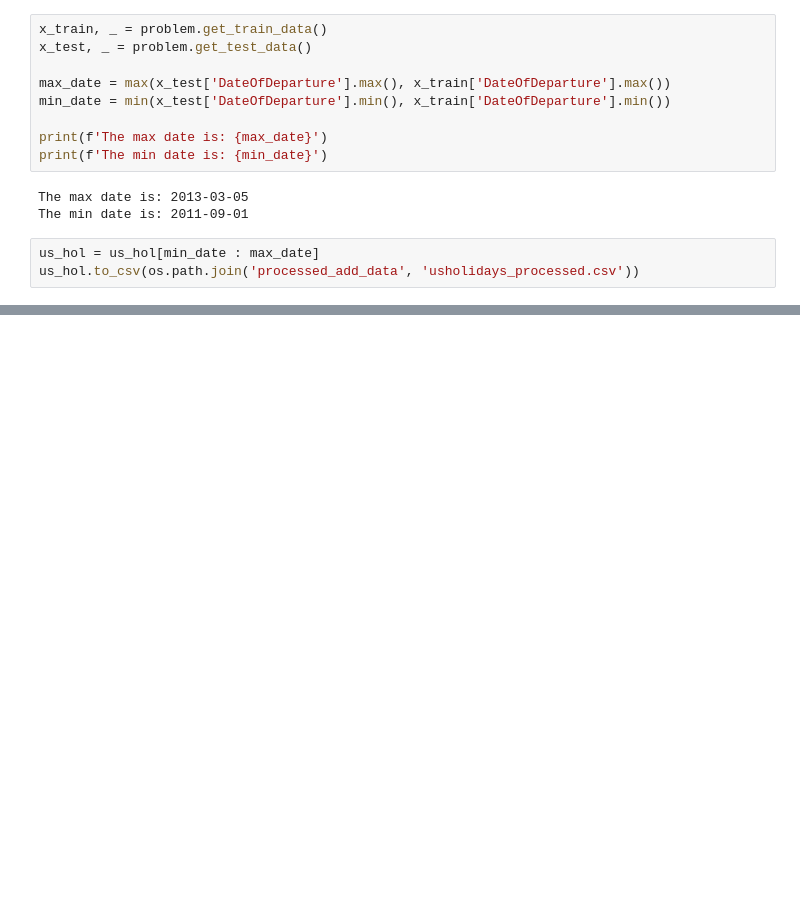
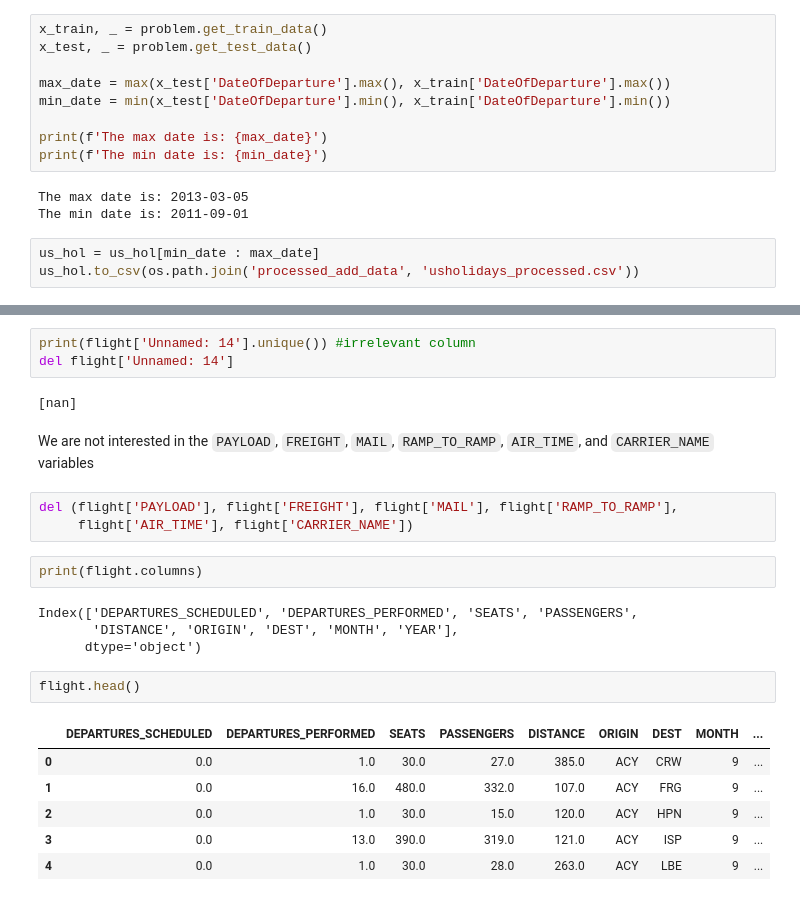
Before and after one commit to henrique-britoleao/air_passenger_traffic, a Jupyter notebook: data_treating.ipynb, the cells around one changed output, grey strips where cells are left out. Drawn from its saved outputs; the diff is of its cells as text; blank space fills up the shorter version.

```diff
--- a/data_treating.ipynb
+++ b/data_treating.ipynb
@@ -201,0 +188,25 @@ working_pop.to_csv(os.path.join('processed_add_data', 'working_pop.csv'))
+# %%
+print(flight['Unnamed: 14'].unique()) #irrelevant column
+del flight['Unnamed: 14']
+# %% [output]
+[nan]
+# %% [markdown]
+We are not interested in the `PAYLOAD`, `FREIGHT`, `MAIL`, `RAMP_TO_RAMP`, `AIR_TIME`, and `CARRIER_NAME` variables
+# %%
+del (flight['PAYLOAD'], flight['FREIGHT'], flight['MAIL'], flight['RAMP_TO_RAMP'],
+     flight['AIR_TIME'], flight['CARRIER_NAME'])
+# %%
+print(flight.columns)
+# %% [output]
+Index(['DEPARTURES_SCHEDULED', 'DEPARTURES_PERFORMED', 'SEATS', 'PASSENGERS',
+       'DISTANCE', 'ORIGIN', 'DEST', 'MONTH', 'YEAR'],
+      dtype='object')
+# %%
+flight.head()
+# %% [output]
+|  | DEPARTURES_SCHEDULED | DEPARTURES_PERFORMED | SEATS | PASSENGERS | DISTANCE | ORIGIN | DEST | MONTH | ... |
+| 0 | 0.0 | 1.0 | 30.0 | 27.0 | 385.0 | ACY | CRW | 9 | ... |
+| 1 | 0.0 | 16.0 | 480.0 | 332.0 | 107.0 | ACY | FRG | 9 | ... |
+| 2 | 0.0 | 1.0 | 30.0 | 15.0 | 120.0 | ACY | HPN | 9 | ... |
+| 3 | 0.0 | 13.0 | 390.0 | 319.0 | 121.0 | ACY | ISP | 9 | ... |
+| 4 | 0.0 | 1.0 | 30.0 | 28.0 | 263.0 | ACY | LBE | 9 | ... |
```
Also changed, not shown: parts of 18 cells of this notebook.
